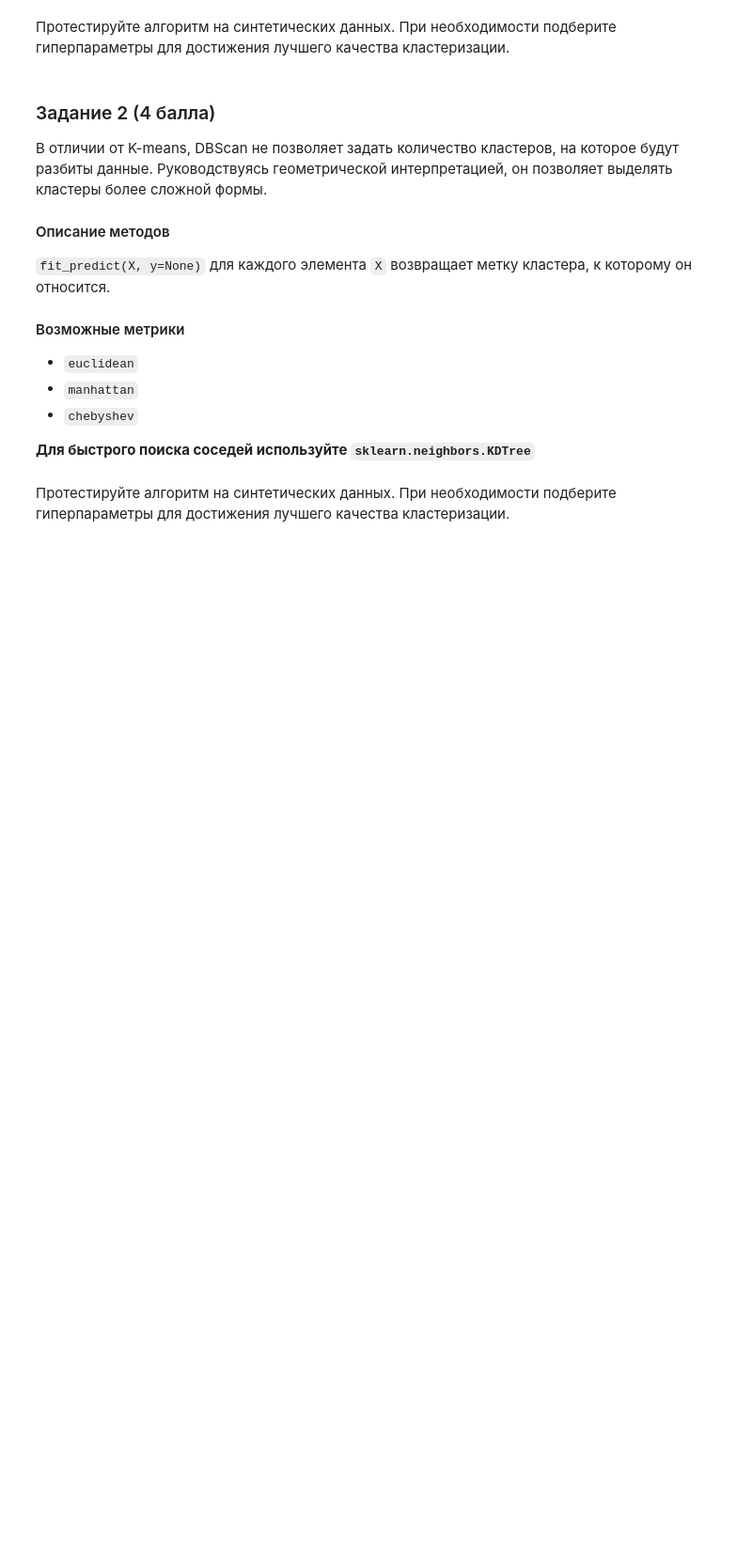
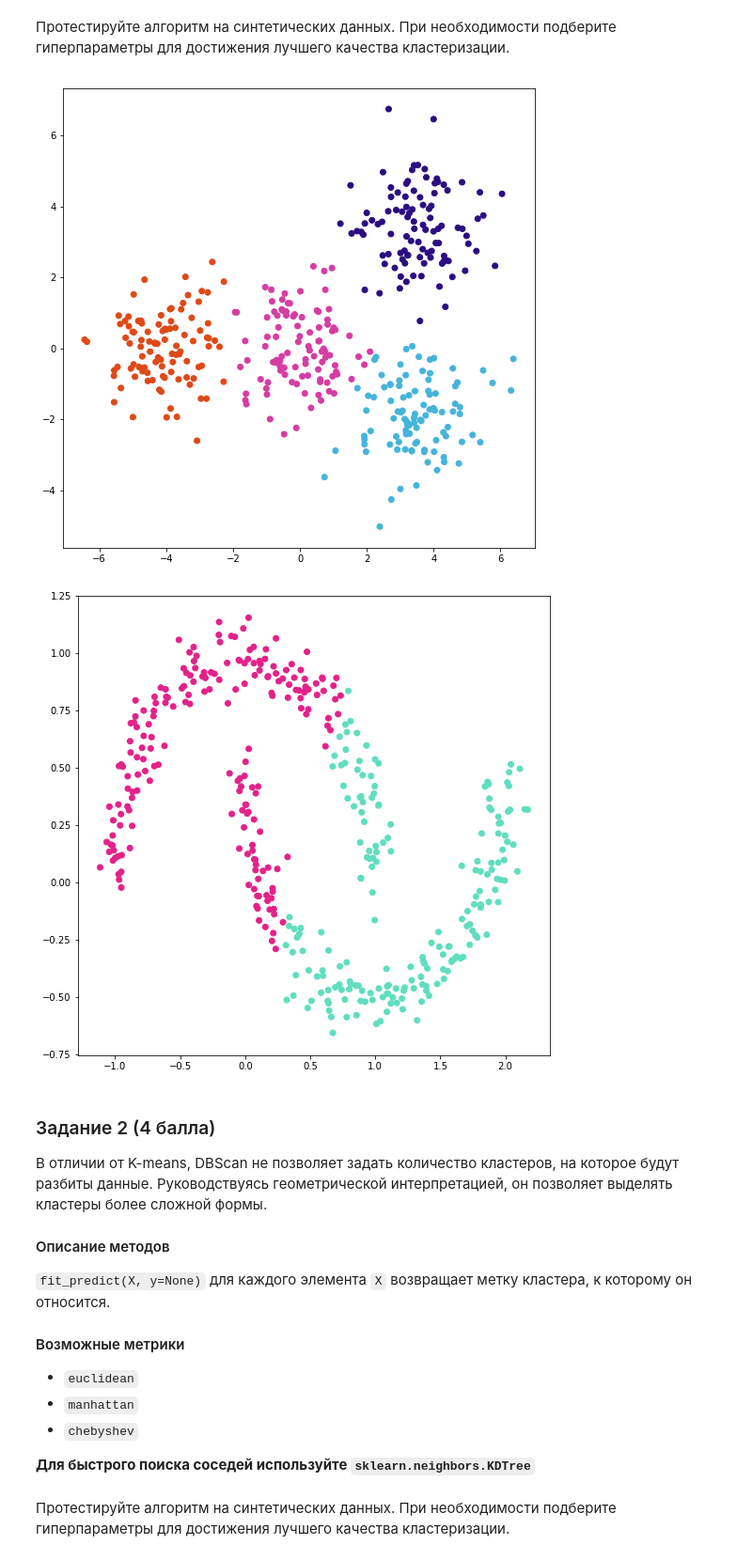
Before and after one commit to vkpankov/BioInfML, a Jupyter notebook: hw02_task.ipynb, the cells around one changed output. Shown at 94% size. Saved outputs shown, nothing was run; the diff lists cells and outputs as text; code cells hidden in the pictures; blank space fills up the shorter version.

```diff
--- a/hw02_task.ipynb
+++ b/hw02_task.ipynb
@@ -54,13 +60,3 @@ visualize_clasters(X_2, true_labels)
 1. `random` - центроиды кластеров являются случайными точками
 2. `sample` - центроиды кластеров выбираются случайно из набора данных
 3. `k-means++` - центроиды кластеров инициализируются при помощи метода K-means++
-# %%
-class KMeans:
-    def __init__(self, n_clusters, init="random", max_iter=300):
-        raise NotImplementedError()
-
-    def fit(self, X, y=None):
-        raise NotImplementedError()
-
-    def predict(self, X):
-        raise NotImplementedError()
@@ -67,15 +120,19 @@ class KMeans:
 # %% [markdown]
 Протестируйте алгоритм на синтетических данных. При необходимости подберите гиперпараметры для достижения лучшего качества кластеризации.
 # %%
-kmeans = KMeans(n_clusters=4)
+kmeans = KMeans(n_clusters=4, init="k-means++")
 kmeans.fit(X_1)
 labels = kmeans.predict(X_1)
 visualize_clasters(X_1, labels)
+
 
 kmeans = KMeans(n_clusters=2)
 kmeans.fit(X_2)
 labels = kmeans.predict(X_2)
 visualize_clasters(X_2, labels)
+# %% [output]
+[figure, added]
+[figure, added]
 # %% [markdown]
 ### Задание 2 (4 балла)
 В отличии от K-means, DBScan не позволяет задать количество кластеров, на которое будут разбиты данные. Руководствуясь геометрической интерпретацией, он позволяет выделять кластеры более сложной формы.
```
Also changed, not shown: parts of 9 cells of this notebook.
